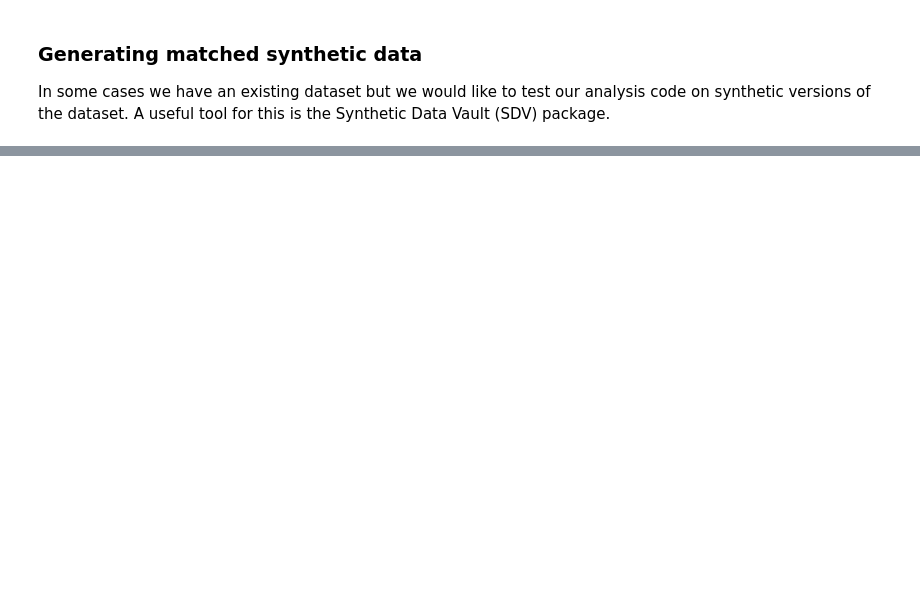
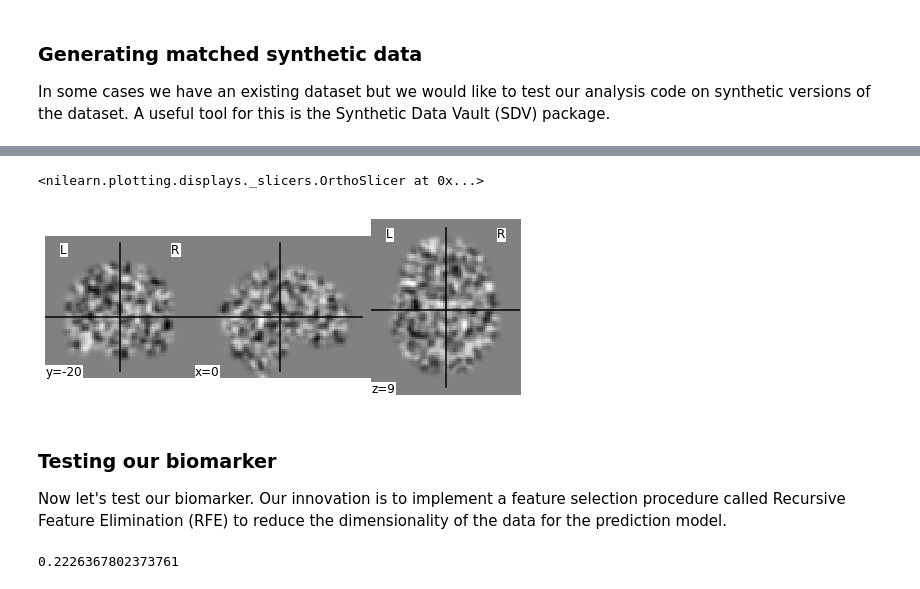
Before and after one commit to poldrack/reproducible-coding-workshop, a Jupyter notebook: notebooks/AnalyticValidation.ipynb, the cells around one changed output, grey strips where cells are left out. Saved outputs shown, nothing was run; the diff lists cells and outputs as text; code cells hidden in the pictures; blank space fills up the shorter version.

```diff
--- a/notebooks/AnalyticValidation.ipynb
+++ b/notebooks/AnalyticValidation.ipynb
@@ -438,0 +416,4 @@ print(logistic_result.summary())
+# %%
+rng = np.random.default_rng(12345)
+nsubs = 100
+syndata = rng.normal(size=(nsubs, maskdata.shape[1]))
@@ -438,0 +425,53 @@ print(logistic_result.summary())
+# %%
+nilearn.plotting.plot_img(index_img(synimg, 1), cmap='gray')
+# %% [output]
+<nilearn.plotting.displays._slicers.OrthoSlicer at 0x...>
+[figure, added]
+# %% [markdown]
+### Testing our biomarker
+
+Now let's test our biomarker.  Our innovation is to implement a feature selection procedure called Recursive Feature Elimination (RFE) to reduce the dimensionality of the data for the prediction model.
+# %%
+
+def train_brainage_model(img, y, mask, nfeatures=50, n_splits=20,
+                         seed=None, shuffle_y=False, fsel='outside'):
+    assert fsel is None or fsel in ('inside', 'outside')
+    assert y.shape[0] == img.shape[-1]
+    masker = NiftiMasker(mask)
+    maskdata = masker.fit_transform(img)
+
+    rng = np.random.RandomState(seed)
+    if shuffle_y:
+        y = y.copy()
+        np.random.shuffle(y)
+
+    estimator = LinearSVR()
+    if fsel == 'outside':
+        #  perform recursive feature elimination outside of CV
+        selector = SelectKBest(f_regression, k=nfeatures)
+        X = selector.fit_transform(maskdata, y)
+    else:
+        X = maskdata
+
+    scores = []
+
+    clf = LinearSVR()
+
+    for i in range(n_splits):
+        X_train, X_test, y_train, y_test = train_test_split(X, y, test_size=0.25, random_state=rng)
+        if fsel == 'inside':
+            # perform RFE inside CV loop
+            selector = SelectKBest(f_regression, k=nfeatures)
+            X_train = selector.fit_transform(X_train, y_train)
+            X_test = selector.transform(X_test)
+        clf.fit(X_train, y_train)
+        y_pred = clf.predict(X_test)
+        scores.append(r2_score(y_test, y_pred))
+    return np.mean(scores)
+
+
+age = rng.normal(loc=40, scale=10, size=nsubs)
+
+train_brainage_model(synimg, age, mnimask)
+# %% [output]
+0.2226367802373761
```
Also changed, not shown: parts of 31 cells of this notebook.
